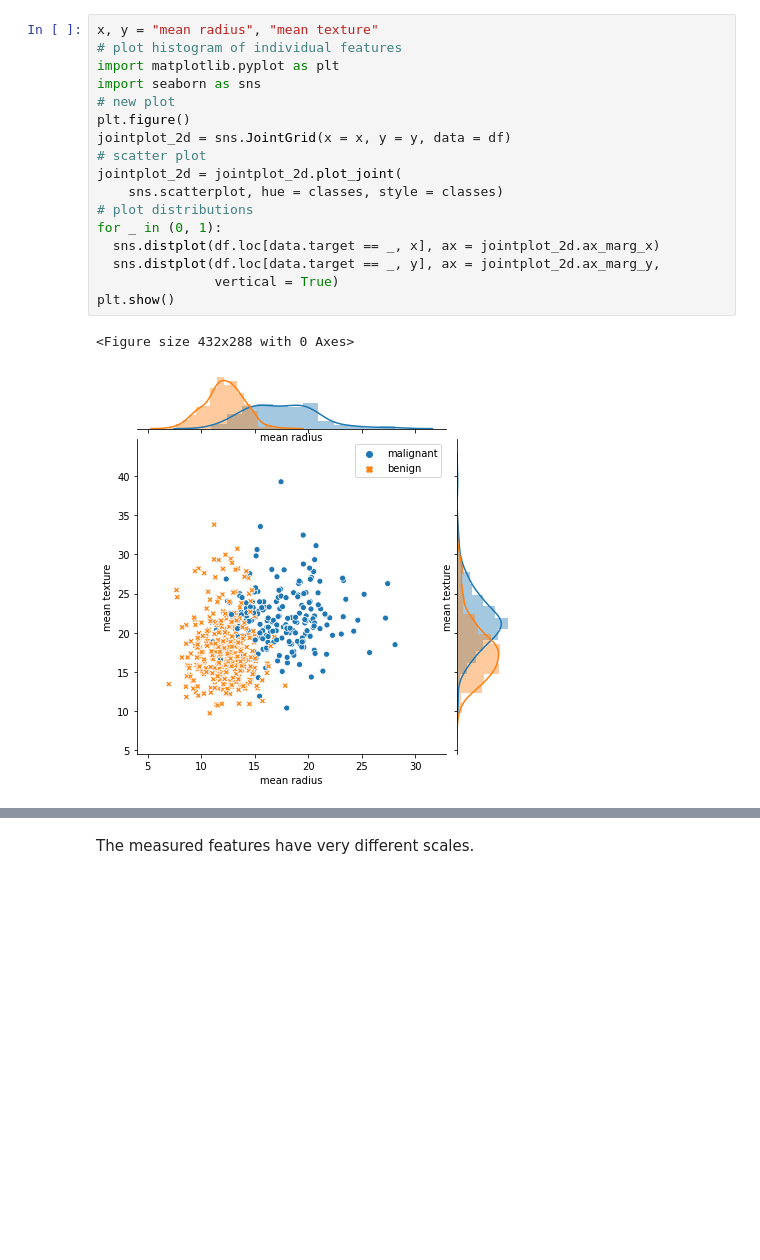
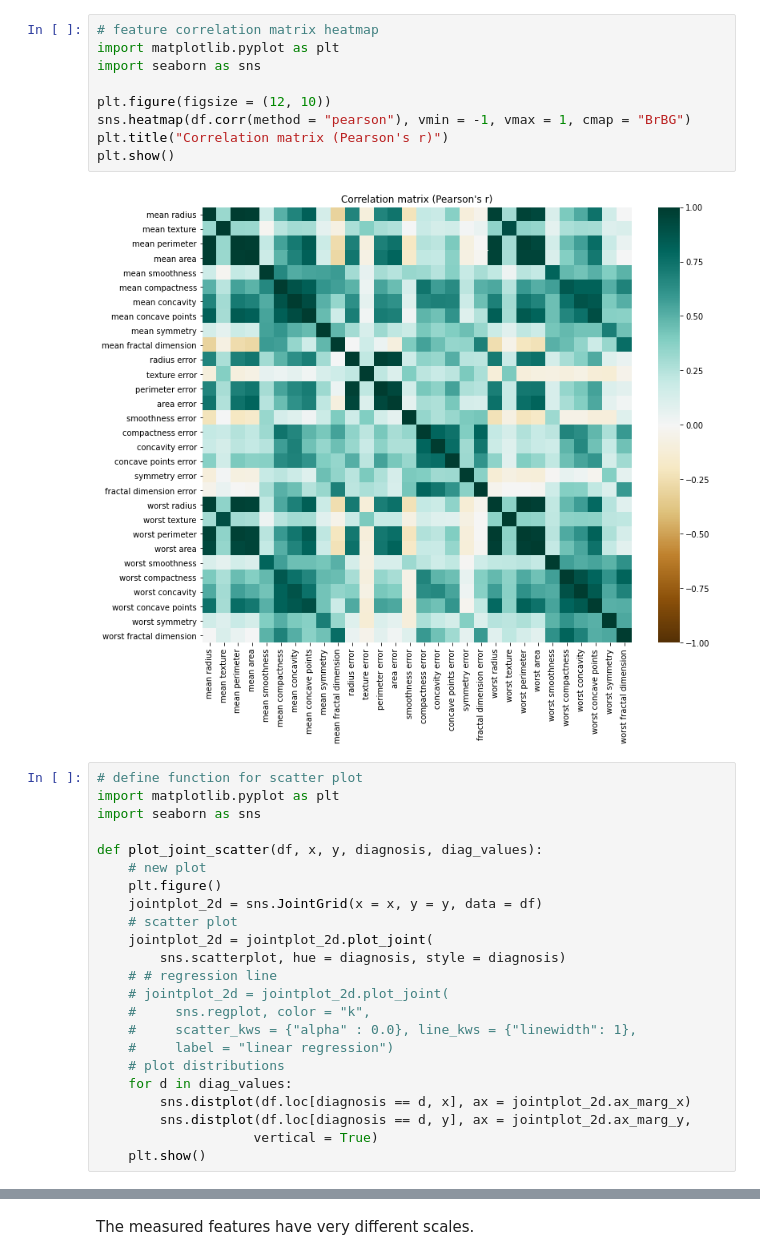
Before and after one commit to cmbi/pca_intro, a Jupyter notebook: Introduction.ipynb, the cells around one changed output, grey strips where cells are left out. Drawn from its saved outputs; the diff is of its cells as text; blank space fills up the shorter version.

```diff
--- a/Introduction.ipynb
+++ b/Introduction.ipynb
@@ -61,20 +84,34 @@ print(classes[1:13])
+# %%
+# feature correlation matrix heatmap
+import matplotlib.pyplot as plt
+import seaborn as sns
+
+plt.figure(figsize = (12, 10))
+sns.heatmap(df.corr(method = "pearson"), vmin = -1, vmax = 1, cmap = "BrBG")
+plt.title("Correlation matrix (Pearson's r)")
+plt.show()
+# %% [output]
+[figure, added]
 # %%
-x, y = "mean radius", "mean texture"
-# plot histogram of individual features
+# define function for scatter plot
 import matplotlib.pyplot as plt
 import seaborn as sns
-# new plot
-plt.figure()
-jointplot_2d = sns.JointGrid(x = x, y = y, data = df)
-# scatter plot
-jointplot_2d = jointplot_2d.plot_joint(
-    sns.scatterplot, hue = classes, style = classes)
-# plot distributions
-for _ in (0, 1):
-  sns.distplot(df.loc[data.target == _, x], ax = jointplot_2d.ax_marg_x)
-  sns.distplot(df.loc[data.target == _, y], ax = jointplot_2d.ax_marg_y,
-               vertical = True)
-plt.show()
+
+def plot_joint_scatter(df, x, y, diagnosis, diag_values):
+    # new plot
+    plt.figure()
+    jointplot_2d = sns.JointGrid(x = x, y = y, data = df)
+    # scatter plot
+    jointplot_2d = jointplot_2d.plot_joint(
+        sns.scatterplot, hue = diagnosis, style = diagnosis)
+    # # regression line
+    # jointplot_2d = jointplot_2d.plot_joint(
+    #     sns.regplot, color = "k",
+    #     scatter_kws = {"alpha" : 0.0}, line_kws = {"linewidth": 1},
+    #     label = "linear regression")
+    # plot distributions
+    for d in diag_values:
+        sns.distplot(df.loc[diagnosis == d, x], ax = jointplot_2d.ax_marg_x)
+        sns.distplot(df.loc[diagnosis == d, y], ax = jointplot_2d.ax_marg_y,
+                    vertical = True)
+    plt.show()
-# %% [output]
-<Figure size 432x288 with 0 Axes>
-[figure, removed]
```
Also changed, not shown: parts of 23 cells of this notebook.
